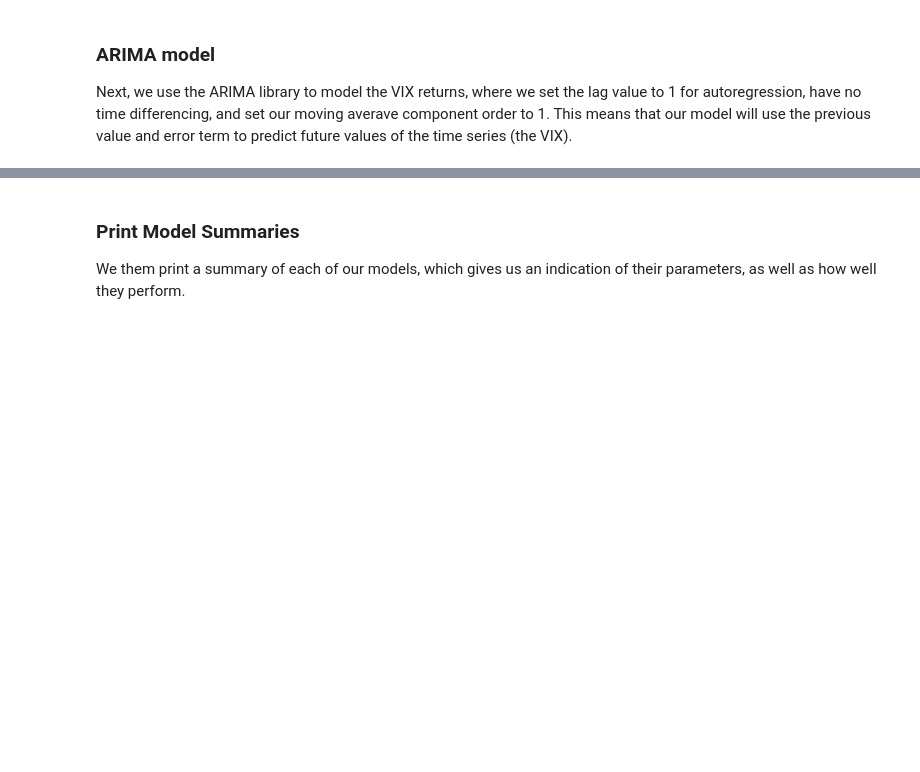
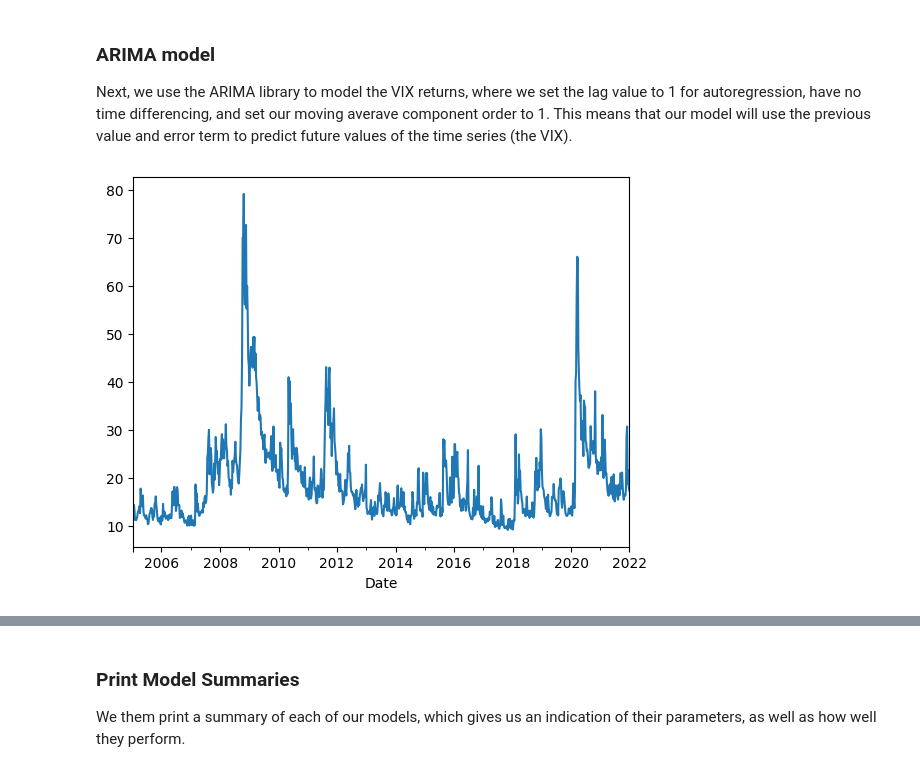
Before and after one commit to pbrowne011/vixproject, a Jupyter notebook: vix_models.ipynb, the cells around one changed output, grey strips where cells are left out. Drawn from its saved outputs; the diff is of its cells as text; code cells hidden in the pictures; blank space fills up the shorter version.

```diff
--- a/vix_models.ipynb
+++ b/vix_models.ipynb
@@ -24,4 +26,11 @@ Next, we download the necessary VIX data using YahooFinance (as Mihai did in the
 Quick note: setting progress to `False` hides the progress bar while the data is downloading
 # %%
 # Download VIX data
-vix = yf.download('^VIX', start='2000-01-01', end='2023-03-21', progress=False)
+start_training = dt.date(2005, 1, 1)
+end_training = dt.date(2021, 12, 31)
+start_test = dt.date(2022, 1, 1)
+end_test = dt.datetime.today()
+
+# Split the data into training and testing
+vix_train = yf.download('^VIX', start=start_training, end=end_training, progress=False)
+vix_test = yf.download('^VIX', start=start_test, end=end_test, progress=False)
@@ -28,8 +39,18 @@ vix = yf.download('^VIX', start='2000-01-01', end='2023-03-21', progress=False)
+# %%
+# Converting our data from daily to weekly
+# Open - assigned to first price of the week
+# High - weekly maximum
+# Low - weekly minimum
+# Close - assigned to last price of the week
+# Adj Close - adjusted close of the week (factors in dividends, splits, etc.)
+
+vix_train = vix_train.resample('W').agg({'Open':'first', 'High':'max', 'Low':'min',
+    'Close':'last', 'Adj Close': 'last'})
 # %% [markdown]
 We then calculate the log returns of the VIX for our modeling, shifting by 1 to offset the first day of the dataset. The second line drops this part of the table, as it has a NaN value.
 # %%
 # Calculate log returns
-vix['log_returns'] = np.log(vix['Adj Close'] / vix['Adj Close'].shift(1))
-vix.dropna(inplace=True)
+vix_train['log_returns'] = np.log(vix_train['Adj Close'] / vix_train['Adj Close'].shift(1))
+vix_train.dropna(inplace=True)
 # %% [markdown]
 ### GARCH model
@@ -47,0 +80,5 @@ arima_fit = arima_model.fit()
+# %%
+vix_train['Adj Close'].plot()
+adjclose = vix_train['Adj Close']
+# %% [output]
+[figure, added]
```
Also changed, not shown: parts of 14 cells of this notebook.
